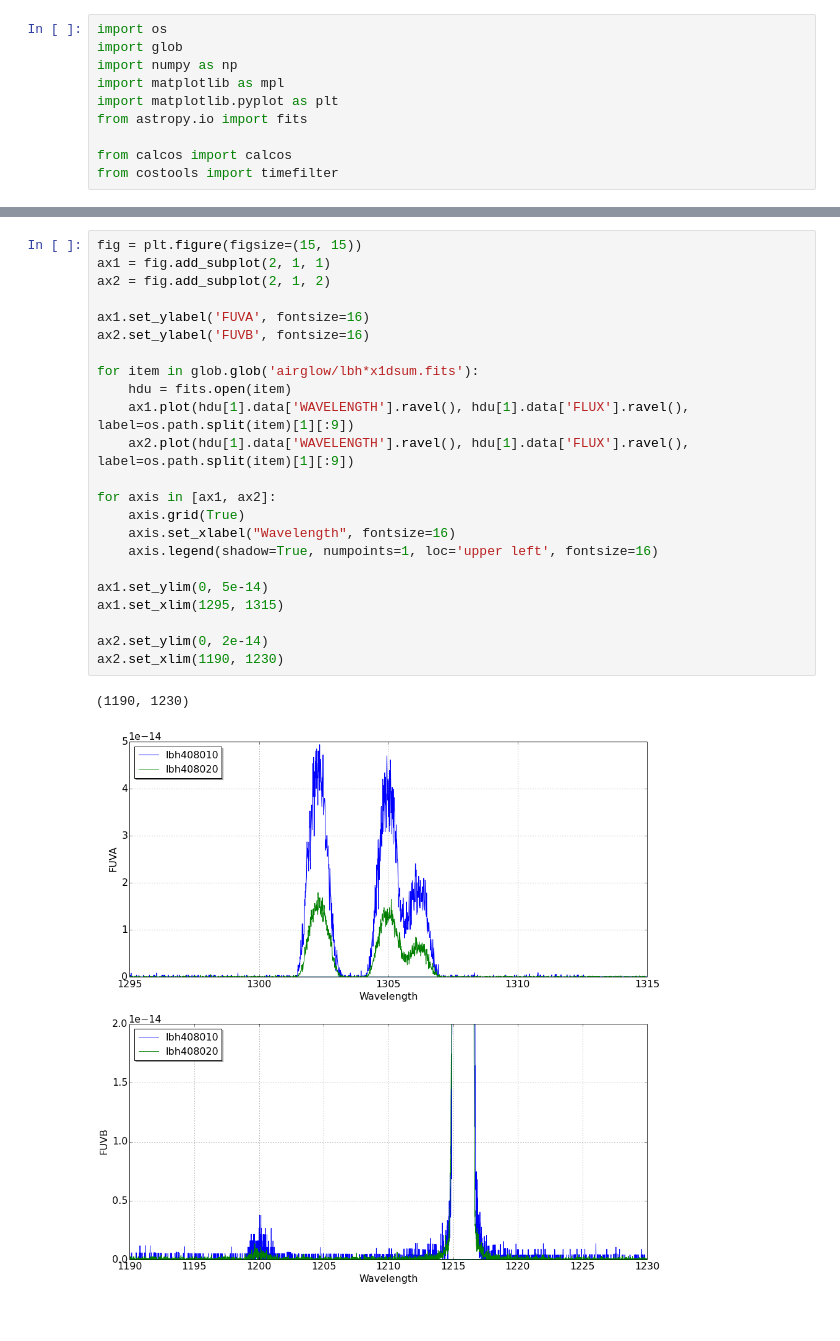
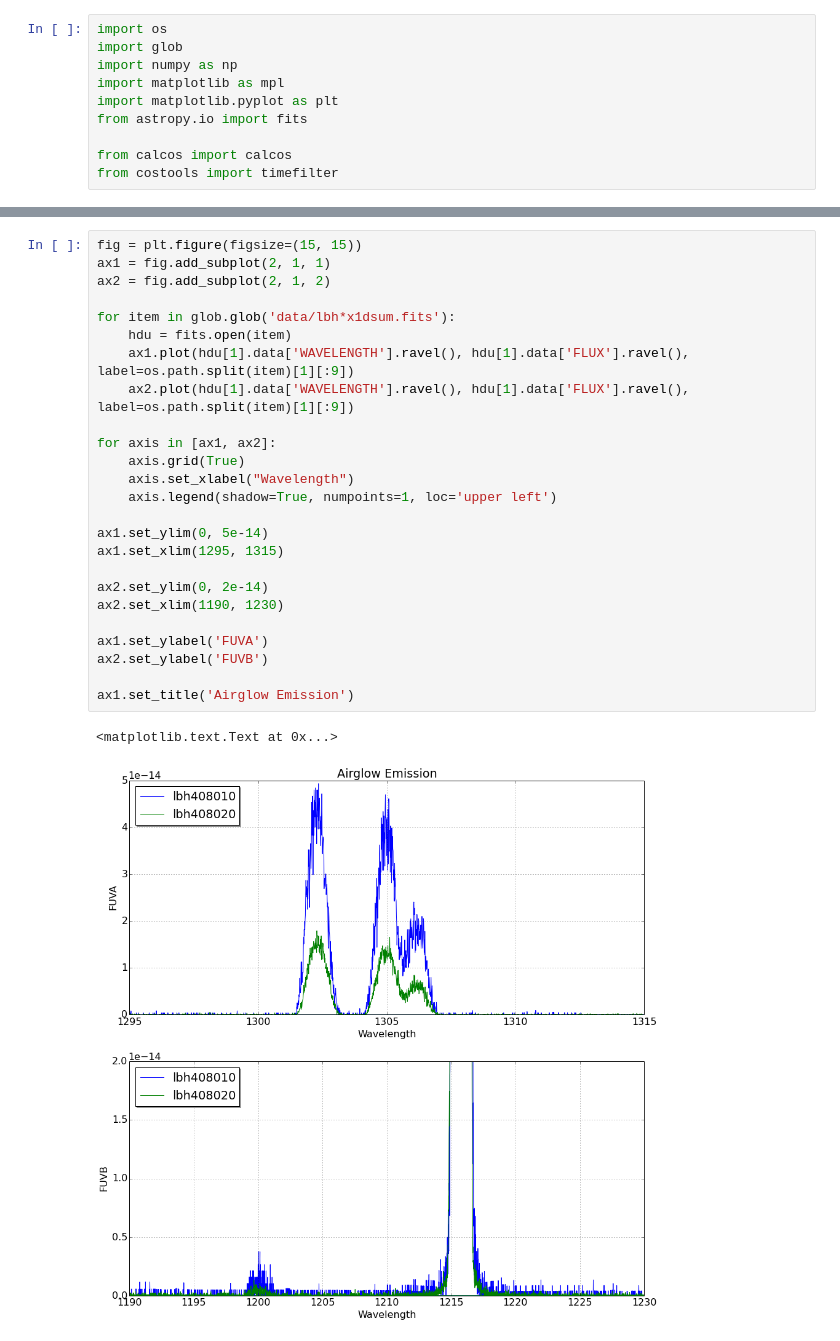
Before and after one commit to justincely/AAS224, a Jupyter notebook: timefilter_tutorial.ipynb, the cells around one changed output, grey strips where cells are left out. Drawn from its saved outputs; the diff is of its cells as text.

```diff
--- a/timefilter_tutorial.ipynb
+++ b/timefilter_tutorial.ipynb
@@ -19,26 +36,28 @@ mpl.rcParams['font.size'] = 16
 # %%
 fig = plt.figure(figsize=(15, 15))
 ax1 = fig.add_subplot(2, 1, 1)
 ax2 = fig.add_subplot(2, 1, 2)
 
-ax1.set_ylabel('FUVA', fontsize=16)
-ax2.set_ylabel('FUVB', fontsize=16)
-
-for item in glob.glob('airglow/lbh*x1dsum.fits'):
+for item in glob.glob('data/lbh*x1dsum.fits'):
     hdu = fits.open(item)
     ax1.plot(hdu[1].data['WAVELENGTH'].ravel(), hdu[1].data['FLUX'].ravel(), label=os.path.split(item)[1][:9])
     ax2.plot(hdu[1].data['WAVELENGTH'].ravel(), hdu[1].data['FLUX'].ravel(), label=os.path.split(item)[1][:9])
 
 for axis in [ax1, ax2]:
     axis.grid(True)
-    axis.set_xlabel("Wavelength", fontsize=16)
-    axis.legend(shadow=True, numpoints=1, loc='upper left', fontsize=16)
+    axis.set_xlabel("Wavelength")
+    axis.legend(shadow=True, numpoints=1, loc='upper left')
 
 ax1.set_ylim(0, 5e-14)
 ax1.set_xlim(1295, 1315)
 
 ax2.set_ylim(0, 2e-14)
 ax2.set_xlim(1190, 1230)
+
+ax1.set_ylabel('FUVA')
+ax2.set_ylabel('FUVB')
+
+ax1.set_title('Airglow Emission')
 # %% [output]
-(1190, 1230)
+<matplotlib.text.Text at 0x...>
-[figure, old version]
+[figure, new version]
```
Also changed, not shown: parts of 19 cells of this notebook, 4 other files.
